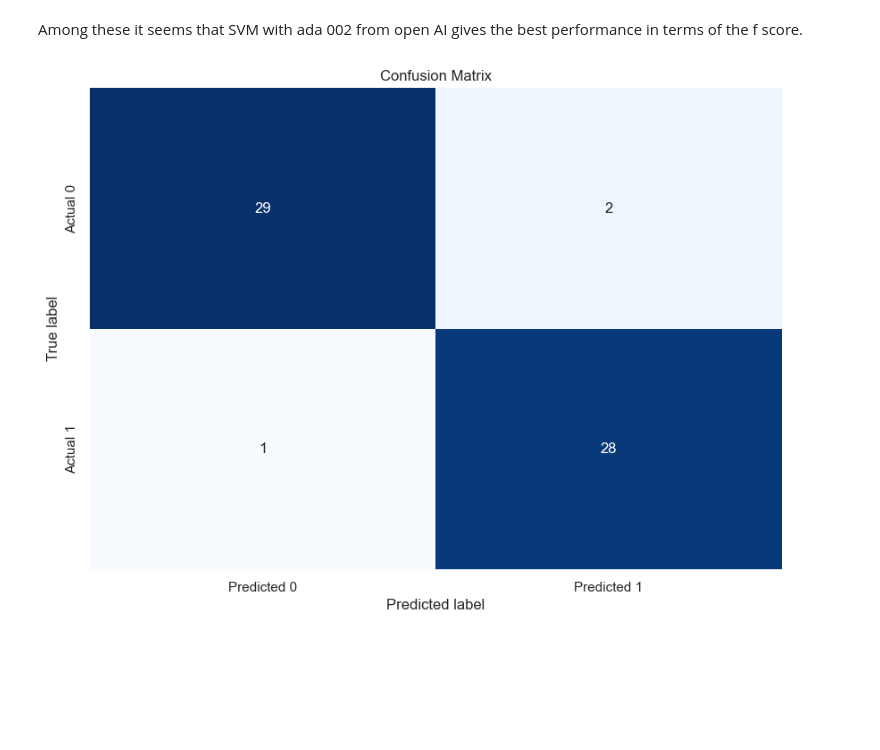
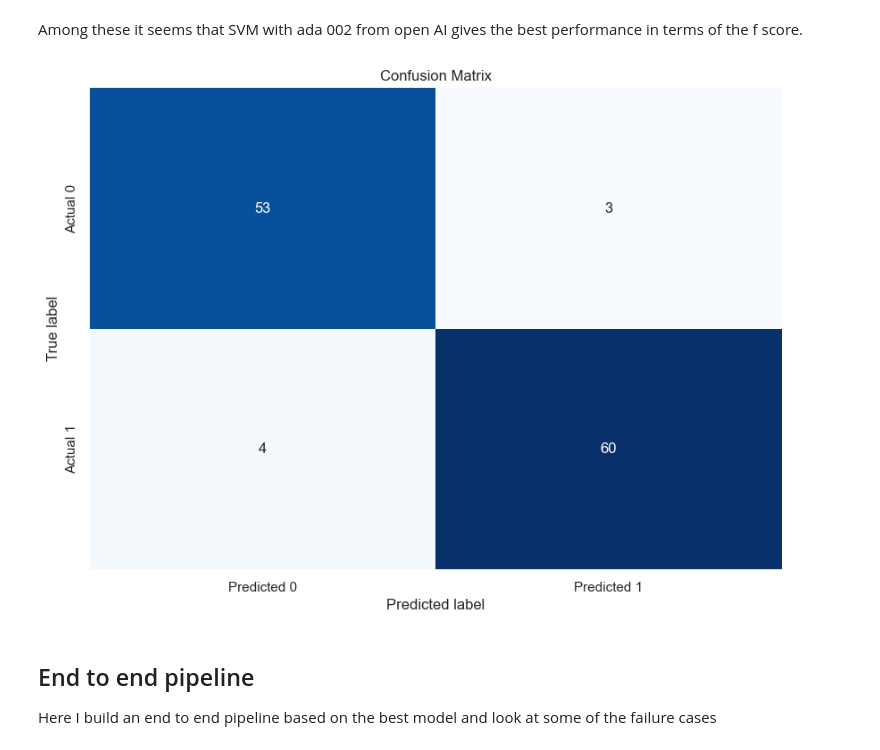
Before and after one commit to sarashs/Exploratory, a Jupyter notebook: Text_classification.ipynb, the cells around one changed output. Saved outputs shown, nothing was run; the diff lists cells and outputs as text; code cells hidden in the pictures; blank space fills up the shorter version.

```diff
--- a/Text_classification.ipynb
+++ b/Text_classification.ipynb
@@ -15,6 +20,6 @@ gpt4all_embd = GPT4AllEmbeddings()
 # %%
 df = pd.read_csv('IMDB Dataset.csv')
-sampled_df = df.sample(n=300, random_state=42)
+sampled_df = df.sample(n=600, random_state=42)
 sampled_df['sentiment'] = sampled_df['sentiment'].apply(lambda x: 0 if x == 'negative' else 1)
 sampled_df.head()
 # %% [output]
@@ -189,29 +194,33 @@ Among these it seems that SVM with ada 002 from open AI gives the best performan
 # %%
 import seaborn as sns
 import matplotlib.pyplot as plt
 from sklearn.metrics import confusion_matrix
 
-with open('SVM-rbf_ada 2.pkl', 'rb') as f:
+with open('SVM-sigmoid_ada 3 large.pkl', 'rb') as f:
     model = pickle.load(f)
 
-y_pred = model.predict(embedding_1_test)
+y_pred = model.predict(embedding_3_test)
 cm = confusion_matrix(label_test, y_pred)
 
 # Set the Seaborn style for better aesthetics
 sns.set(style="white")
 
 # Create a heatmap for the confusion matrix
 plt.figure(figsize=(10, 7))  # Adjust the figure size as necessary
 sns.heatmap(cm, annot=True, fmt="d", cmap='Blues', cbar=False,
             xticklabels=['Predicted 0', 'Predicted 1'],  # Adjust based on your classes
             yticklabels=['Actual 0', 'Actual 1'])       # Adjust based on your classes
 
 # Add labels and a title for clarity
 plt.ylabel('True label')
 plt.xlabel('Predicted label')
 plt.title('Confusion Matrix')
 
 # Display the plot
 plt.show()
 # %% [output]
-[figure, old version]
+[figure, new version]
+# %% [markdown]
+## End to end pipeline
+
+Here I build an end to end pipeline based on the best model and look at some of the failure cases
```
Also changed, not shown: parts of 10 cells of this notebook.
